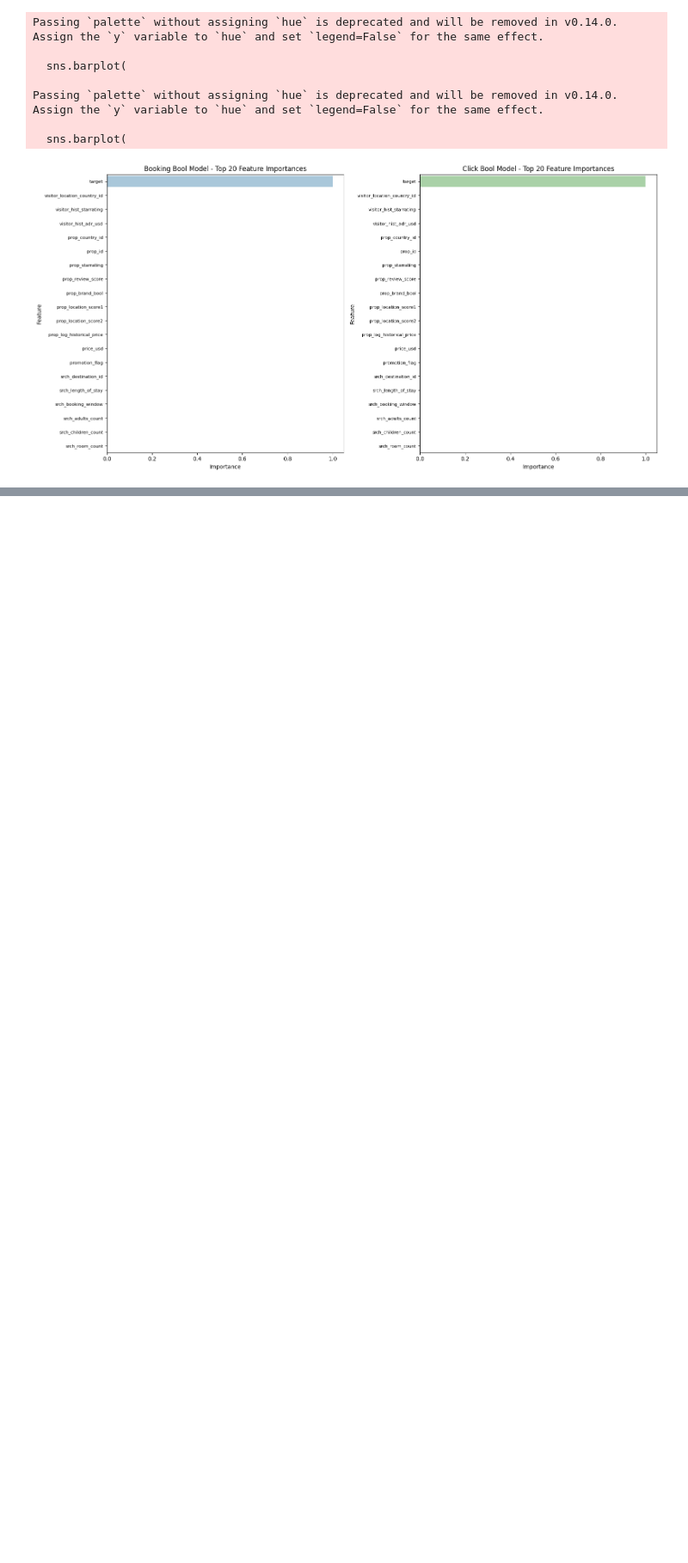
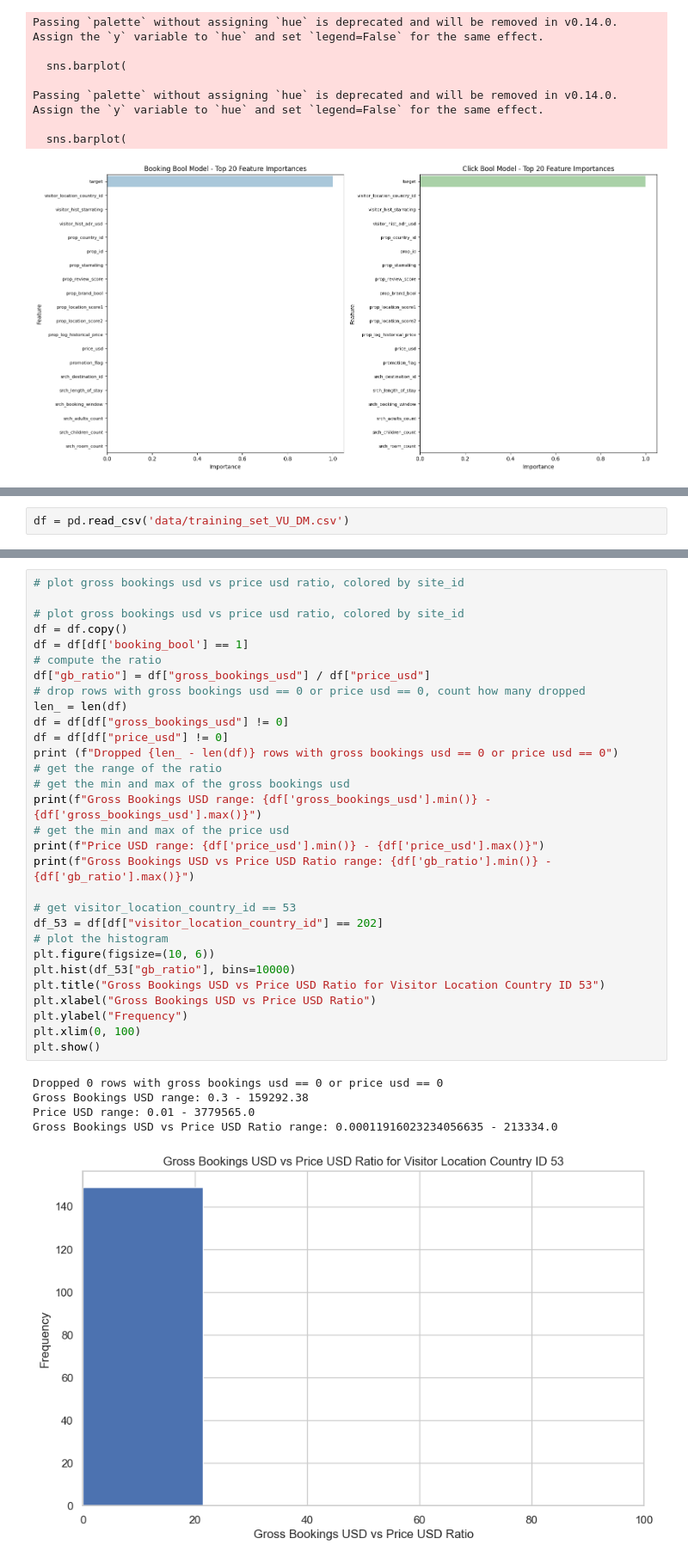
Before and after one commit to matushalak/DMT, a Jupyter notebook: explore.ipynb, the cells around one changed output, grey strips where cells are left out. Shown at 86% size. Cells and saved outputs as stored; diff of their text form; blank space fills up the shorter version.

Commit message:
trying to get the f-ing price classified

```diff
--- a/explore.ipynb
+++ b/explore.ipynb
@@ -485,0 +489,2 @@ Passing `palette` without assigning `hue` is deprecated and will be removed in v
+# %%
+df = pd.read_csv('data/training_set_VU_DM.csv')
@@ -485,0 +841,36 @@ Passing `palette` without assigning `hue` is deprecated and will be removed in v
+# %%
+# plot gross bookings usd vs price usd ratio, colored by site_id
+
+# plot gross bookings usd vs price usd ratio, colored by site_id
+df = df.copy()
+df = df[df['booking_bool'] == 1]
+# compute the ratio
+df["gb_ratio"] = df["gross_bookings_usd"] / df["price_usd"]
+# drop rows with gross bookings usd == 0 or price usd == 0, count how many dropped
+len_ = len(df)
+df = df[df["gross_bookings_usd"] != 0]
+df = df[df["price_usd"] != 0]
+print (f"Dropped {len_ - len(df)} rows with gross bookings usd == 0 or price usd == 0")
+# get the range of the ratio
+# get the min and max of the gross bookings usd
+print(f"Gross Bookings USD range: {df['gross_bookings_usd'].min()} - {df['gross_bookings_usd'].max()}")
+# get the min and max of the price usd
+print(f"Price USD range: {df['price_usd'].min()} - {df['price_usd'].max()}")
+print(f"Gross Bookings USD vs Price USD Ratio range: {df['gb_ratio'].min()} - {df['gb_ratio'].max()}")
+
+# get visitor_location_country_id == 53
+df_53 = df[df["visitor_location_country_id"] == 202]
+# plot the histogram
+plt.figure(figsize=(10, 6))
+plt.hist(df_53["gb_ratio"], bins=10000)
+plt.title("Gross Bookings USD vs Price USD Ratio for Visitor Location Country ID 53")
+plt.xlabel("Gross Bookings USD vs Price USD Ratio")
+plt.ylabel("Frequency")
+plt.xlim(0, 100)
+plt.show()
+# %% [output]
+Dropped 0 rows with gross bookings usd == 0 or price usd == 0
+Gross Bookings USD range: 0.3 - 159292.38
+Price USD range: 0.01 - 3779565.0
+Gross Bookings USD vs Price USD Ratio range: 0.00011916023234056635 - 213334.0
+[figure, added]
```
Also changed, not shown: parts of 7 cells of this notebook.
